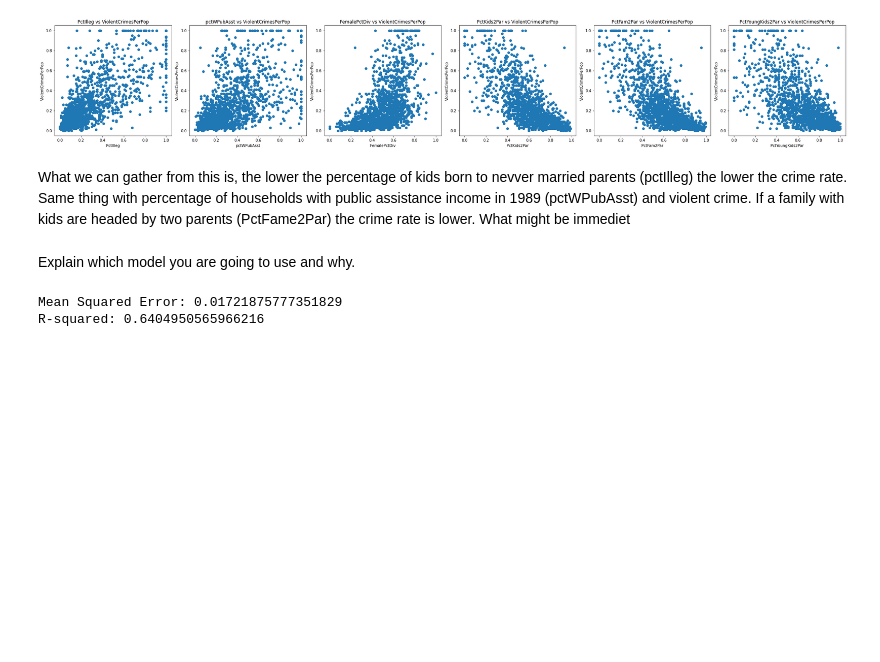
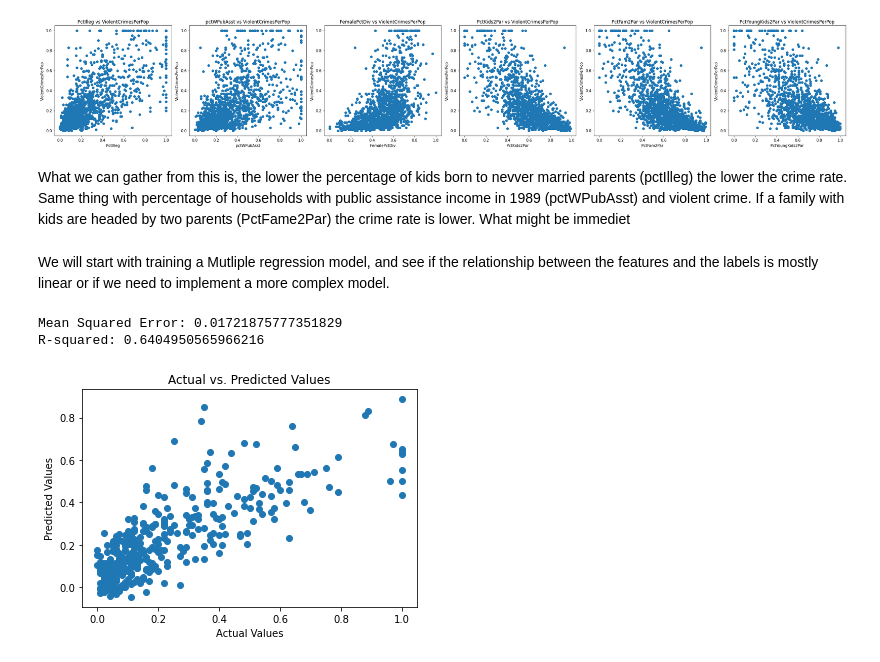
Before and after one commit to tokilava/TokiLavaAIMiniProject7sem, a Jupyter notebook: Miniproject/main.ipynb, the cells around one changed output. Saved outputs shown, nothing was run; the diff lists cells and outputs as text; code cells hidden in the pictures; blank space fills up the shorter version.

```diff
--- a/Miniproject/main.ipynb
+++ b/Miniproject/main.ipynb
@@ -188,32 +188,40 @@ What we can gather from this is, the lower the percentage of kids born to nevver
 Same thing with percentage of households with public assistance income in 1989 (pctWPubAsst) and violent crime.
 If a family with kids are headed by two parents (PctFame2Par) the crime rate is lower.
 What might be immediet
-# %% [markdown]
-Explain which model you are going to use and why.
+# %% [markdown]
+We will start with training a Mutliple regression model, and see if the relationship between the features and the labels is mostly linear
+or if we need to implement a more complex model.
 # %%
 from sklearn.linear_model import LinearRegression
 from sklearn.metrics import mean_squared_error, r2_score
 
 Xtrain = newTrainset.drop('ViolentCrimesPerPop', axis=1)
 ytrain = newTrainset['ViolentCrimesPerPop']
 
 Xtest = newTestSet.drop('ViolentCrimesPerPop', axis=1)
 ytest = newTestSet['ViolentCrimesPerPop']
 
 # Initialize the Linear Regression model
-model = LinearRegression()
+linModel = LinearRegression()
 
 # Train the model on the training set
-model.fit(Xtrain, ytrain)
+linModel.fit(Xtrain, ytrain)
 
 # make prediction on test set
-ypred = model.predict(Xtest)
+ypred = linModel.predict(Xtest)
 
 mse = mean_squared_error(ytest, ypred)
 r2 = r2_score(ytest, ypred)
 
 print(f'Mean Squared Error: {mse}')
 print(f'R-squared: {r2}')
+
+plt.scatter(ytest, ypred)
+plt.xlabel('Actual Values')
+plt.ylabel('Predicted Values')
+plt.title('Actual vs. Predicted Values')
+plt.show()
 # %% [output]
 Mean Squared Error: 0.01721875777351829
 R-squared: 0.6404950565966216
+[figure, added]
```
Also changed, not shown: parts of 9 cells of this notebook.
